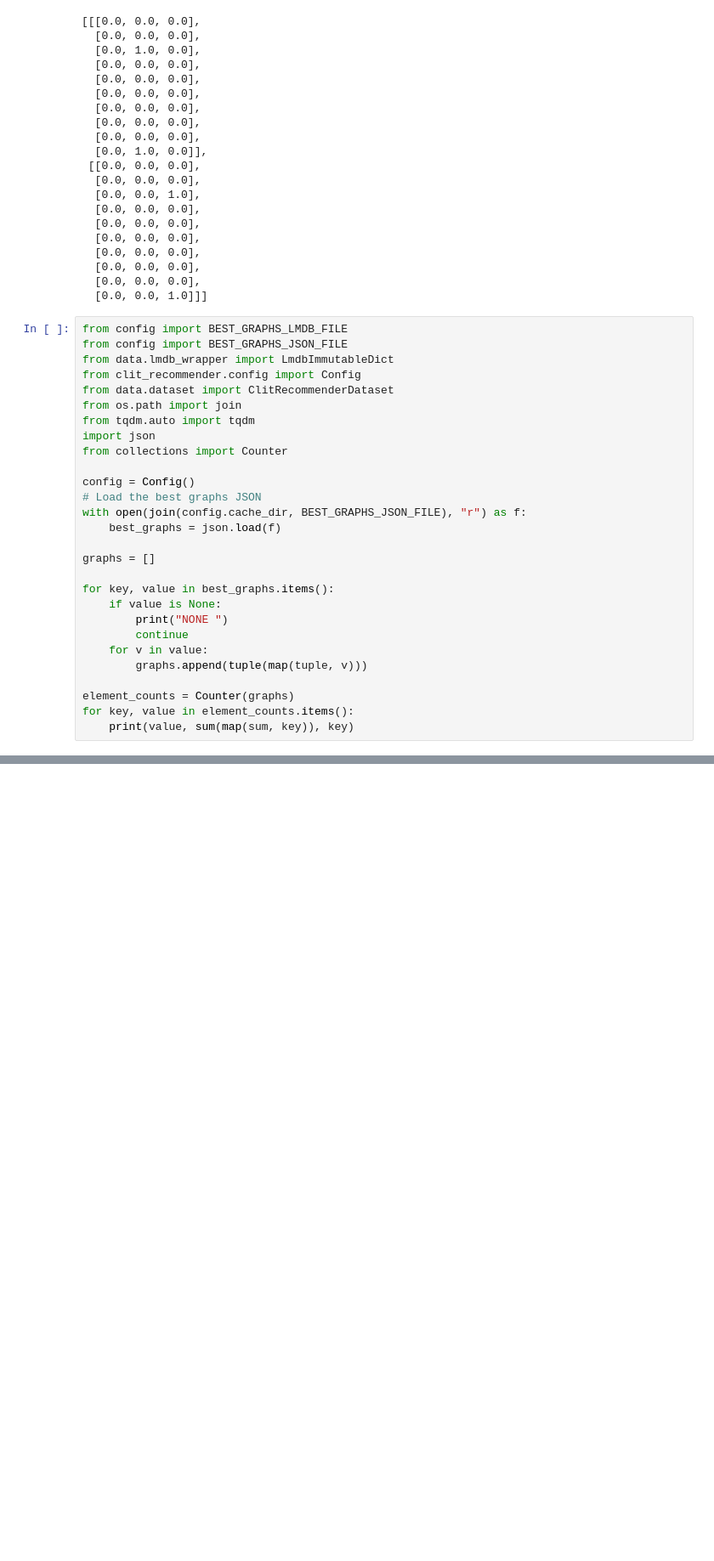
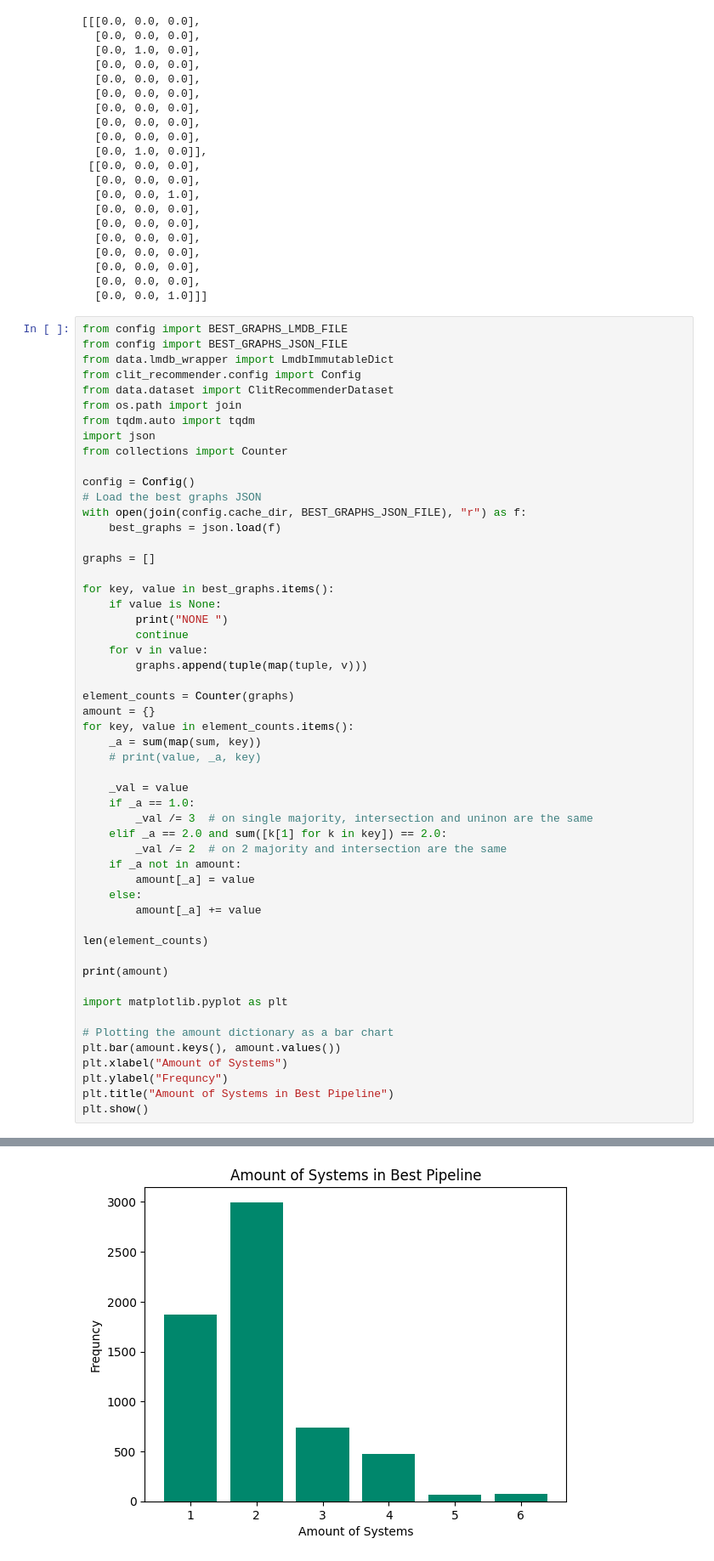
Before and after one commit to niladi/kdd-seminar-code, a Jupyter notebook: evaluation.ipynb, the cells around one changed output, grey strips where cells are left out. Shown: that part at 85% size. Saved outputs shown, nothing was run; the diff lists cells and outputs as text; blank space fills up the shorter version.

```diff
--- a/evaluation.ipynb
+++ b/evaluation.ipynb
@@ -158,6 +158,31 @@ for key, value in best_graphs.items():
         graphs.append(tuple(map(tuple, v)))
 
 element_counts = Counter(graphs)
+amount = {}
 for key, value in element_counts.items():
-    print(value, sum(map(sum, key)), key)
+    _a = sum(map(sum, key))
+    # print(value, _a, key)
+
+    _val = value
+    if _a == 1.0:
+        _val /= 3  # on single majority, intersection and uninon are the same
+    elif _a == 2.0 and sum([k[1] for k in key]) == 2.0:
+        _val /= 2  # on 2 majority and intersection are the same
+    if _a not in amount:
+        amount[_a] = value
+    else:
+        amount[_a] += value
+
+len(element_counts)
+
+print(amount)
+
+import matplotlib.pyplot as plt
+
+# Plotting the amount dictionary as a bar chart
+plt.bar(amount.keys(), amount.values())
+plt.xlabel("Amount of Systems")
+plt.ylabel("Frequncy")
+plt.title("Amount of Systems in Best Pipeline")
+plt.show()
 # %% [output]
@@ -180,0 +190 @@ for key, value in element_counts.items():
+[figure, added]
```
Also changed, not shown: parts of 3 cells of this notebook, 7 other files.
